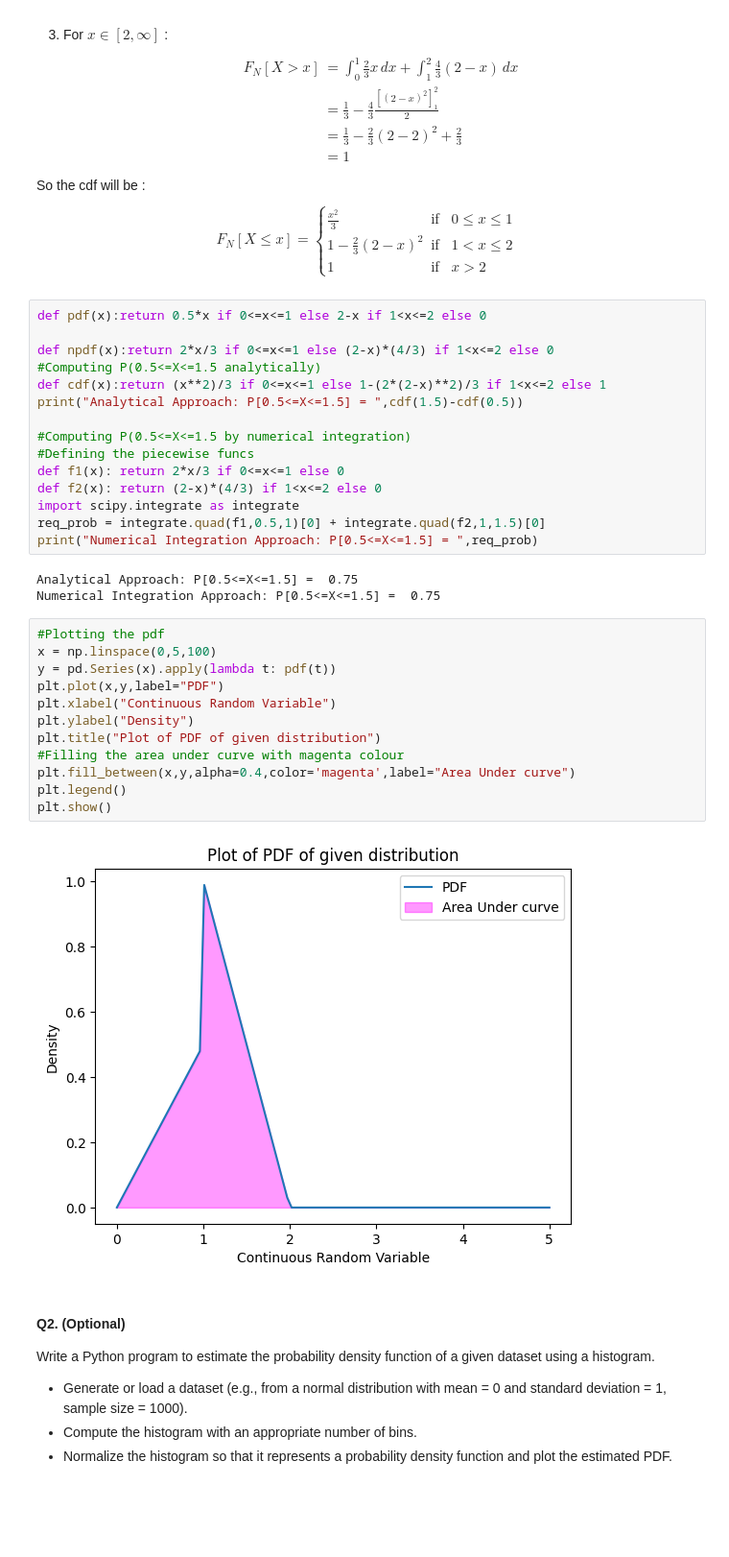
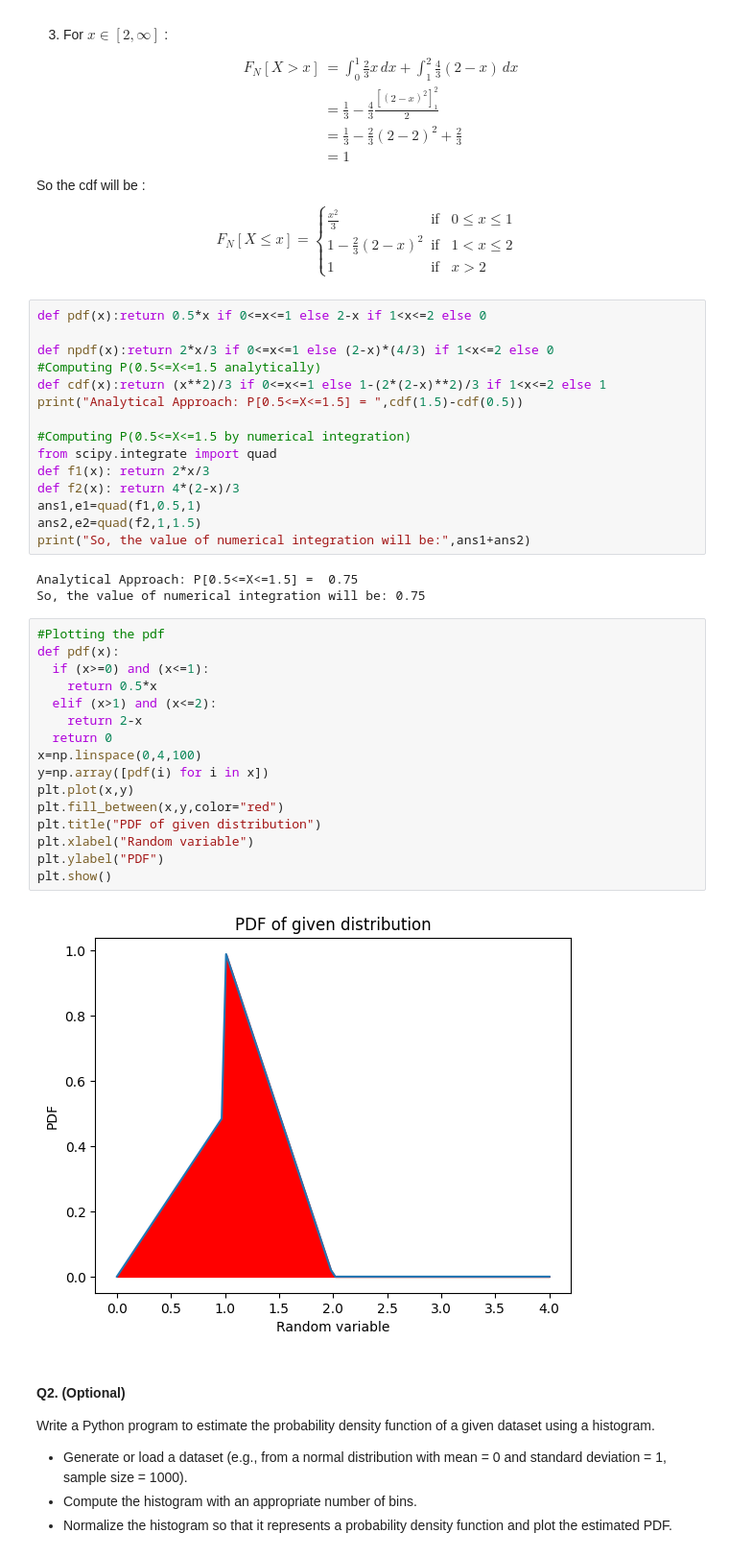
Before and after one commit to CH2344/Assignment-5-BMC-, a Jupyter notebook: Lab4_Random_Variables.ipynb, the cells around one changed output. Shown at 96% size. Drawn from its saved outputs; the diff is of its cells as text; blank space fills up the shorter version.

```diff
--- a/Lab4_Random_Variables.ipynb
+++ b/Lab4_Random_Variables.ipynb
@@ -916,29 +916,33 @@ def cdf(x):return (x**2)/3 if 0<=x<=1 else 1-(2*(2-x)**2)/3 if 1<x<=2 else 1
 print("Analytical Approach: P[0.5<=X<=1.5] = ",cdf(1.5)-cdf(0.5))
 
 #Computing P(0.5<=X<=1.5 by numerical integration)
-#Defining the piecewise funcs
-def f1(x): return 2*x/3 if 0<=x<=1 else 0
-def f2(x): return (2-x)*(4/3) if 1<x<=2 else 0
-import scipy.integrate as integrate
-req_prob = integrate.quad(f1,0.5,1)[0] + integrate.quad(f2,1,1.5)[0]
-print("Numerical Integration Approach: P[0.5<=X<=1.5] = ",req_prob)
+from scipy.integrate import quad
+def f1(x): return 2*x/3
+def f2(x): return 4*(2-x)/3
+ans1,e1=quad(f1,0.5,1)
+ans2,e2=quad(f2,1,1.5)
+print("So, the value of numerical integration will be:",ans1+ans2)
 # %% [output]
 Analytical Approach: P[0.5<=X<=1.5] =  0.75
-Numerical Integration Approach: P[0.5<=X<=1.5] =  0.75
+So, the value of numerical integration will be: 0.75
-# %%
-#Plotting the pdf
-x = np.linspace(0,5,100)
-y = pd.Series(x).apply(lambda t: pdf(t))
-plt.plot(x,y,label="PDF")
-plt.xlabel("Continuous Random Variable")
-plt.ylabel("Density")
-plt.title("Plot of PDF of given distribution")
-#Filling the area under curve with magenta colour
-plt.fill_between(x,y,alpha=0.4,color='magenta',label="Area Under curve")
-plt.legend()
-plt.show()
-# %% [output]
-[figure, removed]
+# %%
+#Plotting the pdf
+def pdf(x):
+  if (x>=0) and (x<=1):
+    return 0.5*x
+  elif (x>1) and (x<=2):
+    return 2-x
+  return 0
+x=np.linspace(0,4,100)
+y=np.array([pdf(i) for i in x])
+plt.plot(x,y)
+plt.fill_between(x,y,color="red")
+plt.title("PDF of given distribution")
+plt.xlabel("Random variable")
+plt.ylabel("PDF")
+plt.show()
+# %% [output]
+[figure, added]
 # %% [markdown]
 #### Q2. (Optional)
 Write a Python program to estimate the probability density function of a given dataset using a histogram.
```
Also changed, not shown: parts of 7 cells of this notebook.
